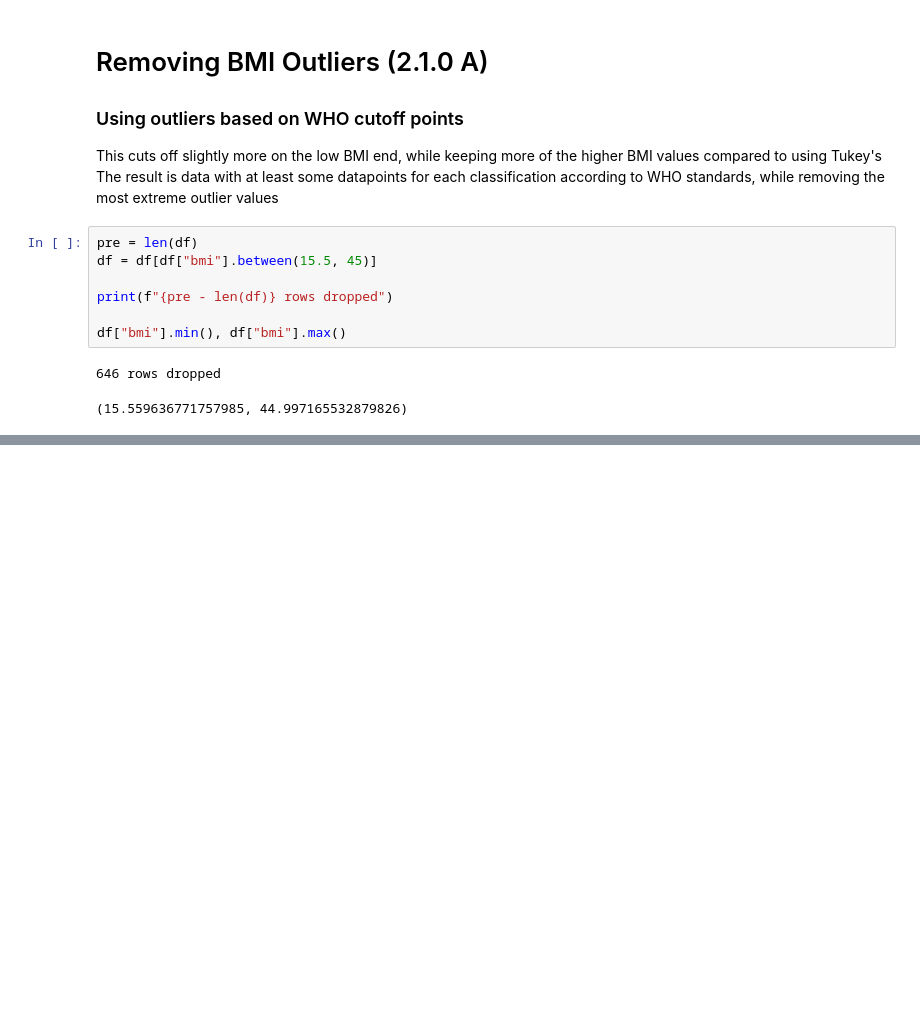
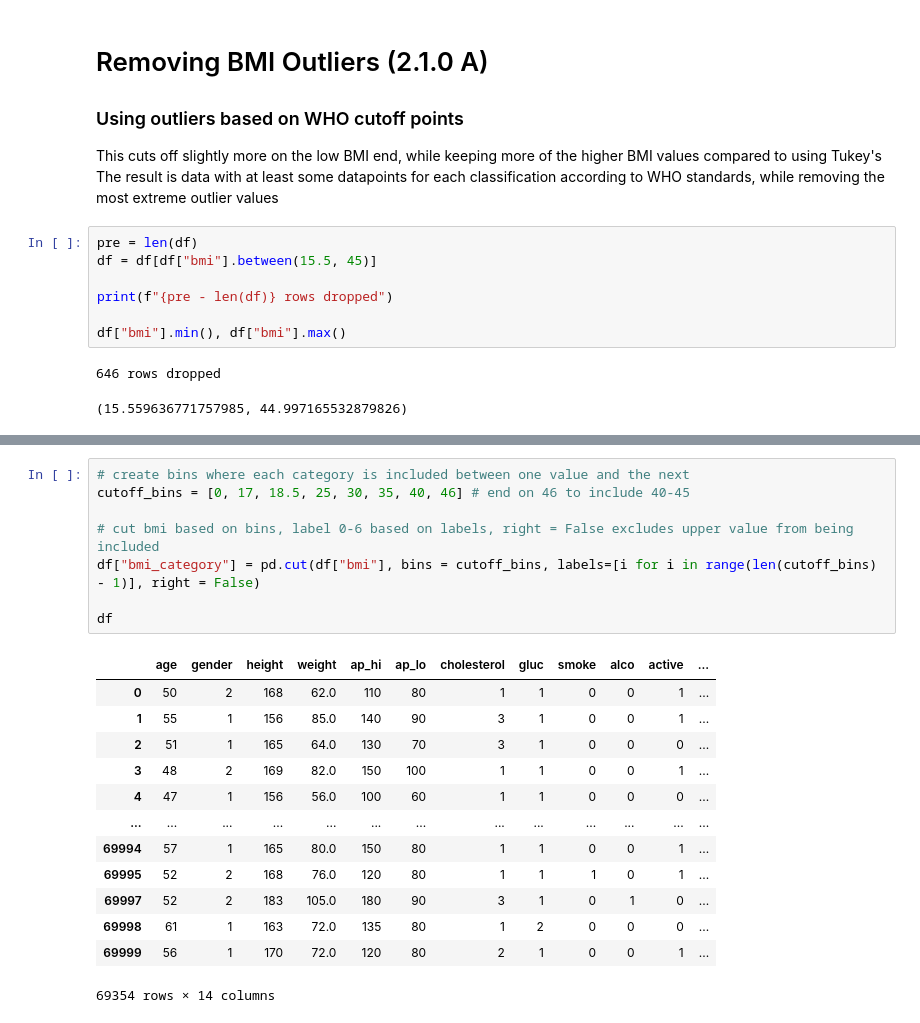
Before and after one commit to Andreas-Svensson/disease_prediction, a Jupyter notebook: data_analysis.ipynb, the cells around one changed output, grey strips where cells are left out. Drawn from its saved outputs; the diff is of its cells as text; blank space fills up the shorter version.

```diff
--- a/data_analysis.ipynb
+++ b/data_analysis.ipynb
@@ -324,0 +335,22 @@ df["bmi"].min(), df["bmi"].max()
+# %%
+# create bins where each category is included between one value and the next
+cutoff_bins = [0, 17, 18.5, 25, 30, 35, 40, 46] # end on 46 to include 40-45
+
+# cut bmi based on bins, label 0-6 based on labels, right = False excludes upper value from being included
+df["bmi_category"] = pd.cut(df["bmi"], bins = cutoff_bins, labels=[i for i in range(len(cutoff_bins) - 1)], right = False)
+
+df
+# %% [output]
+|  | age | gender | height | weight | ap_hi | ap_lo | cholesterol | gluc | smoke | alco | active | ... |
+| 0 | 50 | 2 | 168 | 62.0 | 110 | 80 | 1 | 1 | 0 | 0 | 1 | ... |
+| 1 | 55 | 1 | 156 | 85.0 | 140 | 90 | 3 | 1 | 0 | 0 | 1 | ... |
+| 2 | 51 | 1 | 165 | 64.0 | 130 | 70 | 3 | 1 | 0 | 0 | 0 | ... |
+| 3 | 48 | 2 | 169 | 82.0 | 150 | 100 | 1 | 1 | 0 | 0 | 1 | ... |
+| 4 | 47 | 1 | 156 | 56.0 | 100 | 60 | 1 | 1 | 0 | 0 | 0 | ... |
+| ... | ... | ... | ... | ... | ... | ... | ... | ... | ... | ... | ... | ... |
+| 69994 | 57 | 1 | 165 | 80.0 | 150 | 80 | 1 | 1 | 0 | 0 | 1 | ... |
+| 69995 | 52 | 2 | 168 | 76.0 | 120 | 80 | 1 | 1 | 1 | 0 | 1 | ... |
+| 69997 | 52 | 2 | 183 | 105.0 | 180 | 90 | 3 | 1 | 0 | 1 | 0 | ... |
+| 69998 | 61 | 1 | 163 | 72.0 | 135 | 80 | 1 | 2 | 0 | 0 | 0 | ... |
+| 69999 | 56 | 1 | 170 | 72.0 | 120 | 80 | 2 | 1 | 0 | 0 | 1 | ... |
+69354 rows × 14 columns
```
Also changed, not shown: parts of 3 cells of this notebook.
